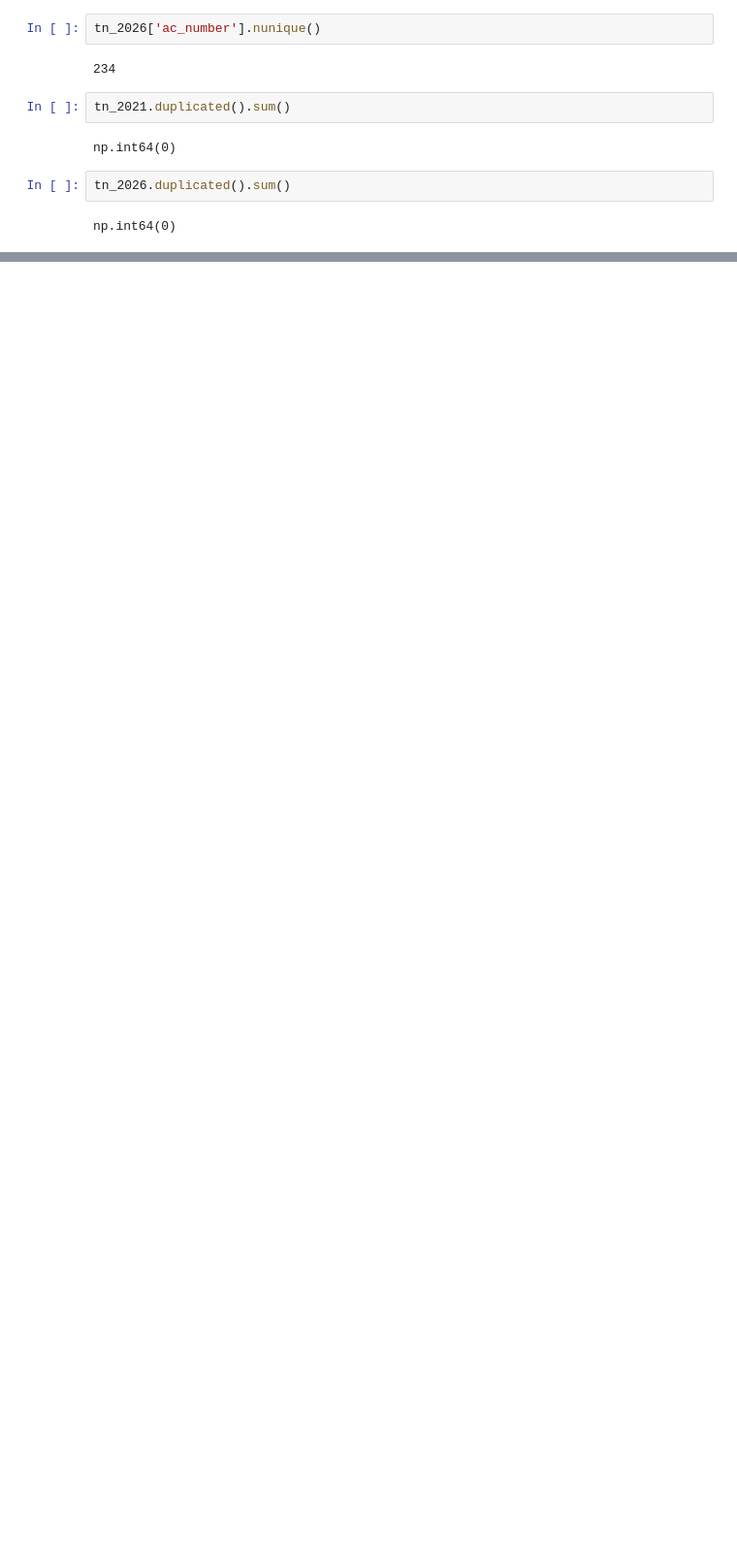
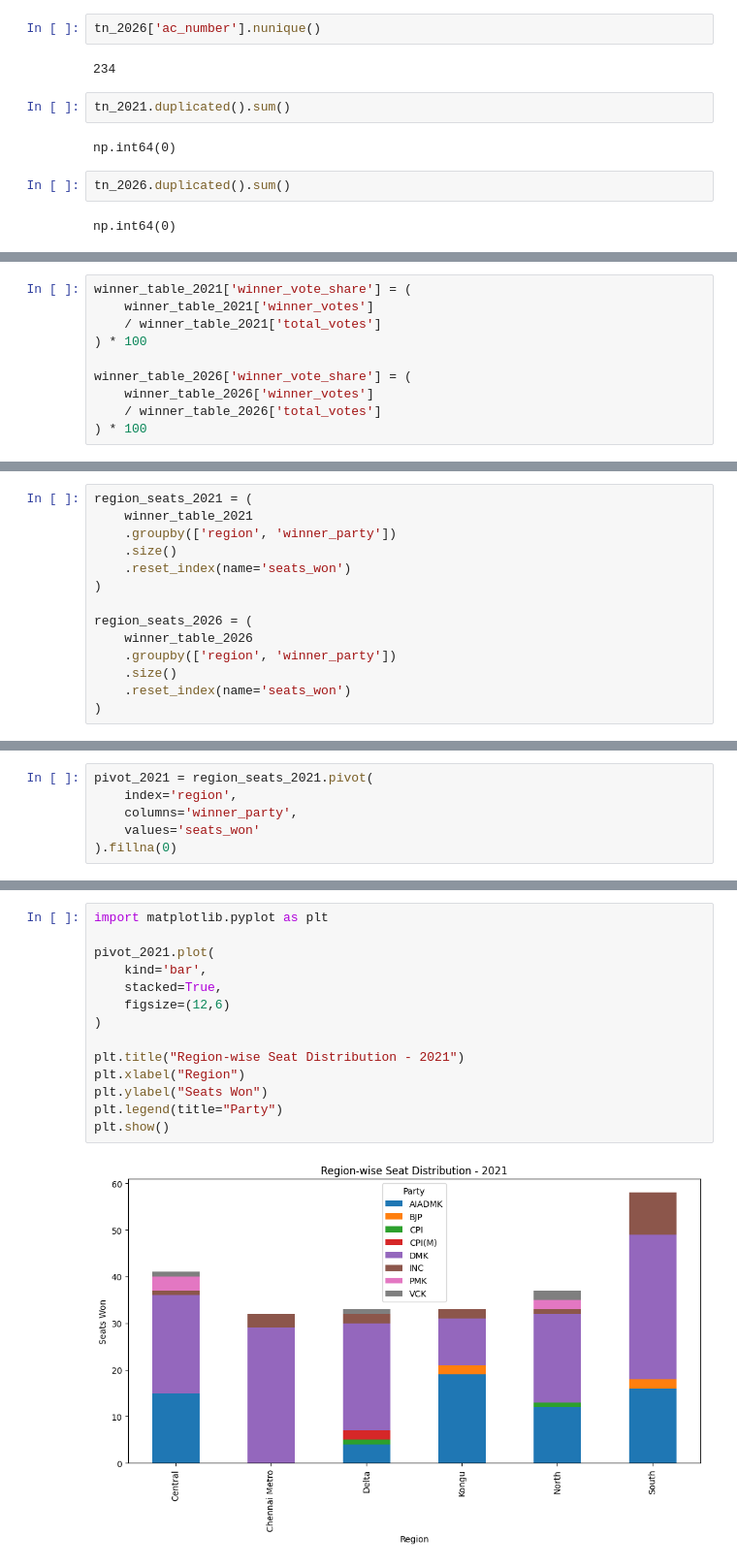
Before and after one commit to trijesh61/Decoding-TN-2026-elections-, a Jupyter notebook: TN_Analysis.ipynb, the cells around one changed output, grey strips where cells are left out. Shown at 97% size. Cells and saved outputs as stored; diff of their text form; blank space fills up the shorter version.

```diff
--- a/TN_Analysis.ipynb
+++ b/TN_Analysis.ipynb
@@ -217,0 +362,10 @@ np.int64(0)
+# %%
+winner_table_2021['winner_vote_share'] = (
+    winner_table_2021['winner_votes']
+    / winner_table_2021['total_votes']
+) * 100
+
+winner_table_2026['winner_vote_share'] = (
+    winner_table_2026['winner_votes']
+    / winner_table_2026['total_votes']
+) * 100
@@ -217,0 +415,14 @@ np.int64(0)
+# %%
+region_seats_2021 = (
+    winner_table_2021
+    .groupby(['region', 'winner_party'])
+    .size()
+    .reset_index(name='seats_won')
+)
+
+region_seats_2026 = (
+    winner_table_2026
+    .groupby(['region', 'winner_party'])
+    .size()
+    .reset_index(name='seats_won')
+)
@@ -217,0 +478,6 @@ np.int64(0)
+# %%
+pivot_2021 = region_seats_2021.pivot(
+    index='region',
+    columns='winner_party',
+    values='seats_won'
+).fillna(0)
@@ -217,0 +518,16 @@ np.int64(0)
+# %%
+import matplotlib.pyplot as plt
+
+pivot_2021.plot(
+    kind='bar',
+    stacked=True,
+    figsize=(12,6)
+)
+
+plt.title("Region-wise Seat Distribution - 2021")
+plt.xlabel("Region")
+plt.ylabel("Seats Won")
+plt.legend(title="Party")
+plt.show()
+# %% [output]
+[figure, added]
```
Also changed, not shown: parts of 73 cells of this notebook.
